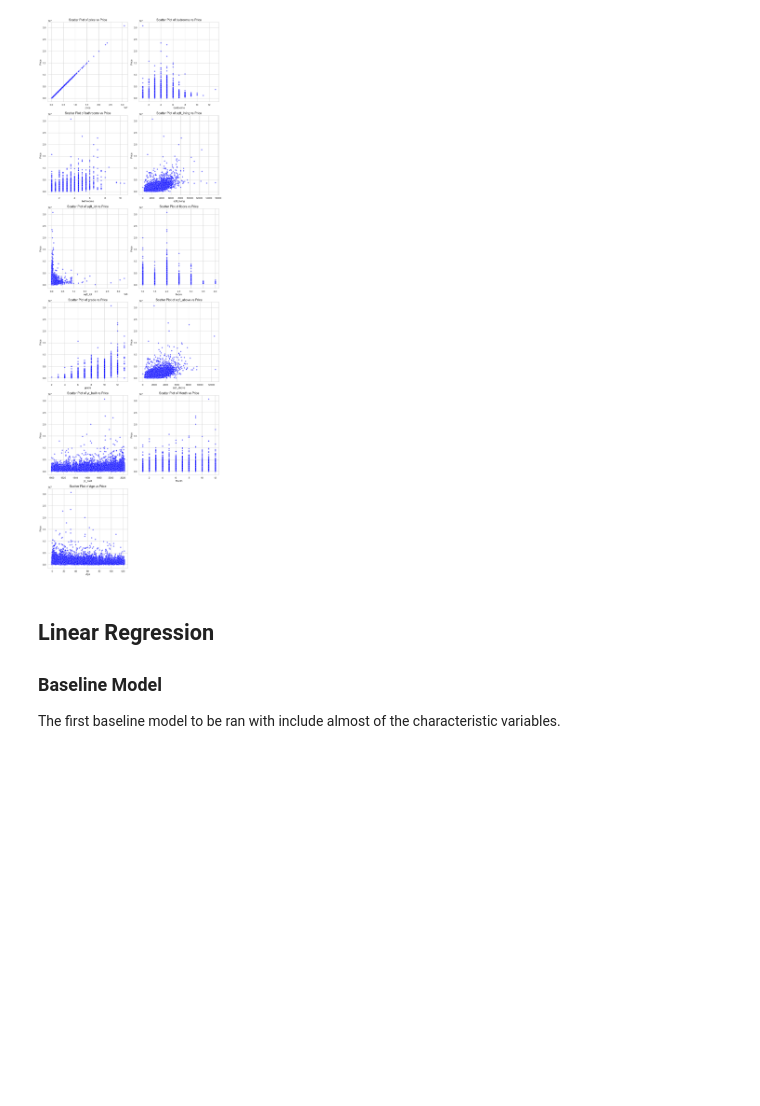
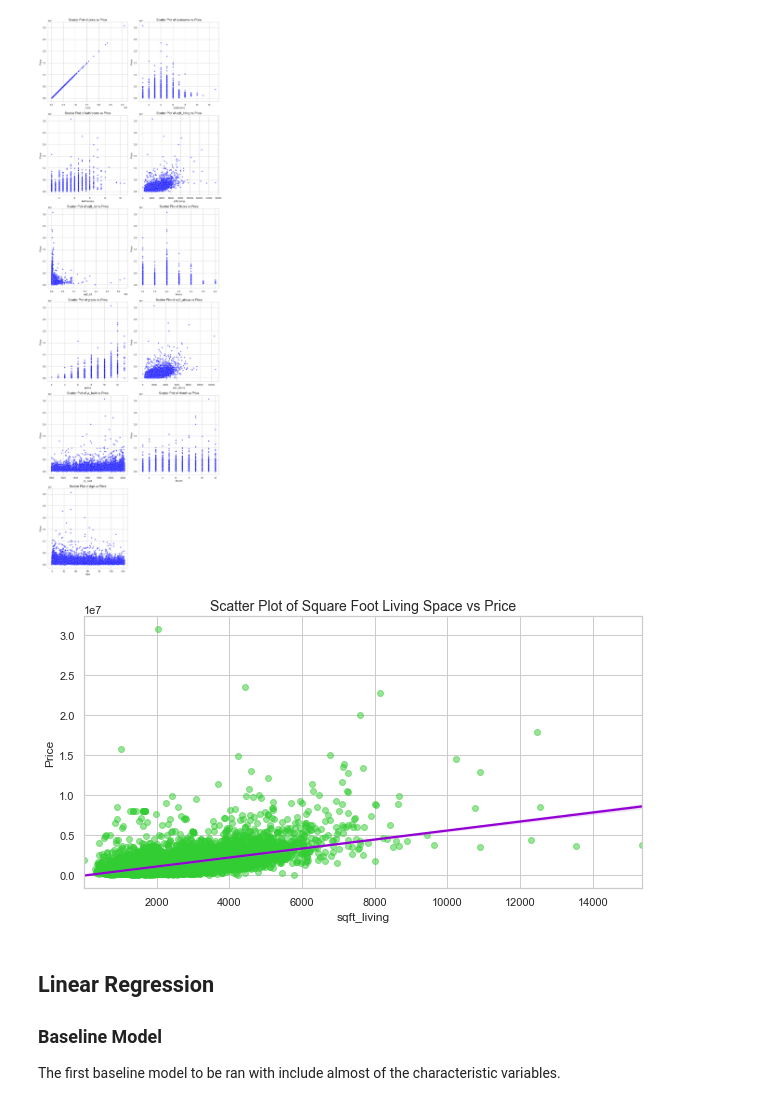
Before and after one commit to ldwilker10/Phase2_Project, a Jupyter notebook: Home_Price_Final_Notebook.ipynb, the cells around one changed output. Saved outputs shown, nothing was run; the diff lists cells and outputs as text; code cells hidden in the pictures; blank space fills up the shorter version.

Commit message:
Added scatter plot to readme

```diff
--- a/Home_Price_Final_Notebook.ipynb
+++ b/Home_Price_Final_Notebook.ipynb
@@ -522,6 +522,22 @@ plt.tight_layout()
 plt.show()
 # %% [output]
 [figure]
+# %%
+# Create a scatter plot with a regression line
+sns.set(style="whitegrid")
+plt.figure(figsize=(10, 5))
+ax = sns.regplot(data=kc_boxcol, x='sqft_living', y='price', color='limegreen',
+                 scatter_kws={'alpha':0.5}, line_kws={'color': 'darkviolet'})
+
+# Set title and labels
+ax.set_title("Scatter Plot of Square Foot Living Space vs Price", fontsize=14)
+ax.set_xlabel('sqft_living', fontsize=12)
+ax.set_ylabel('Price', fontsize=12)
+
+
+plt.show()
+# %% [output]
+[figure, added]
 # %% [markdown]
 ## Linear Regression
 
```
Also changed, not shown: parts of 4 cells of this notebook, 2 other files.
